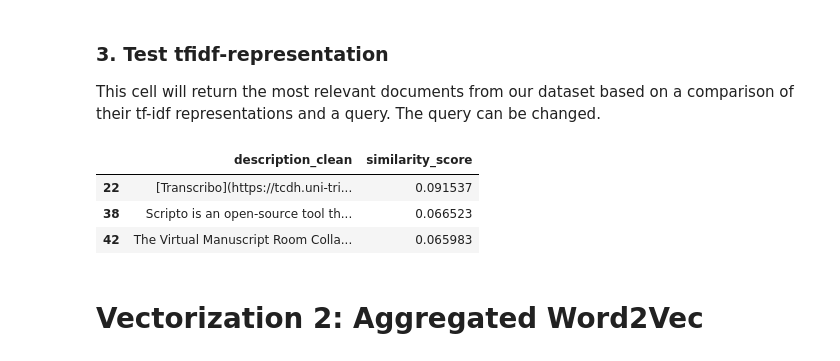
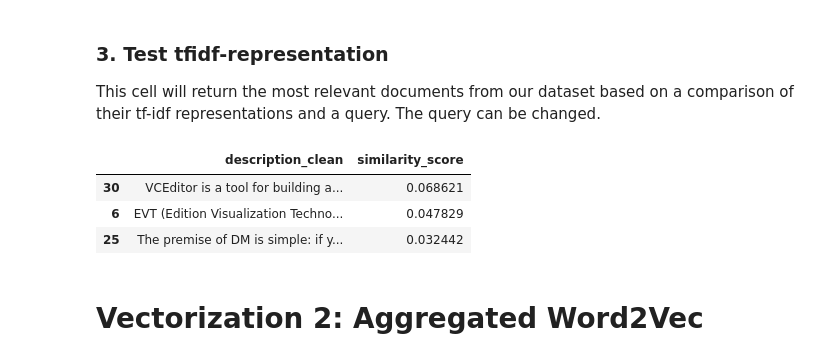
Before and after one commit to andwzn/retrieval-augmented-generation-experiment, a Jupyter notebook: rag_experiment_1.ipynb, the cells around one changed output. Drawn from its saved outputs; the diff is of its cells as text; code cells hidden in the pictures.

```diff
--- a/rag_experiment_1.ipynb
+++ b/rag_experiment_1.ipynb
@@ -474,30 +482,30 @@ with pd.option_context('display.max_colwidth', None):
 
 This cell will return the most relevant documents from our dataset based on a comparison of their tf-idf representations and a query. The query can be changed.
 # %%
-query = 'I am looking for a transcription tool'
+query = 'I want to work with manuscripts'
 # Preprocess the query
 query = preprocess(stopwords_combined, query)
 # Transform the query to TF-IDF space
 query_tfidf = tfidf_vectorizer.transform([query])
 
 # Compute cosine similarity between the query and the documents
 similarities = cosine_similarity(query_tfidf, tfidf_matrix)
 
 similarity_df = pd.DataFrame({
     'similarity_score': similarities[0]
 })
 
 result_df = pd.concat([edition_software_info[["description_clean"]], similarity_df], axis=1)
 result_df_sorted = result_df.sort_values(by='similarity_score', ascending=False)
 
 # print the top 3 description, that might be relevant to our query
 with pd.option_context('display.max_colwidth', None):
     display(result_df_sorted[['description_clean', 'similarity_score']].head(3))
 # %% [output]
 |  | description_clean | similarity_score |
-| 22 | [Transcribo](https://tcdh.uni-tri... | 0.091537 |
-| 38 | Scripto is an open-source tool th... | 0.066523 |
-| 42 | The Virtual Manuscript Room Colla... | 0.065983 |
+| 30 | VCEditor is a tool for building a... | 0.068621 |
+| 6 | EVT (Edition Visualization Techno... | 0.047829 |
+| 25 | The premise of DM is simple: if y... | 0.032442 |
 # %% [markdown]
 # Vectorization 2: Aggregated Word2Vec
 # %% [markdown]
```
Also changed, not shown: parts of 20 cells of this notebook.
